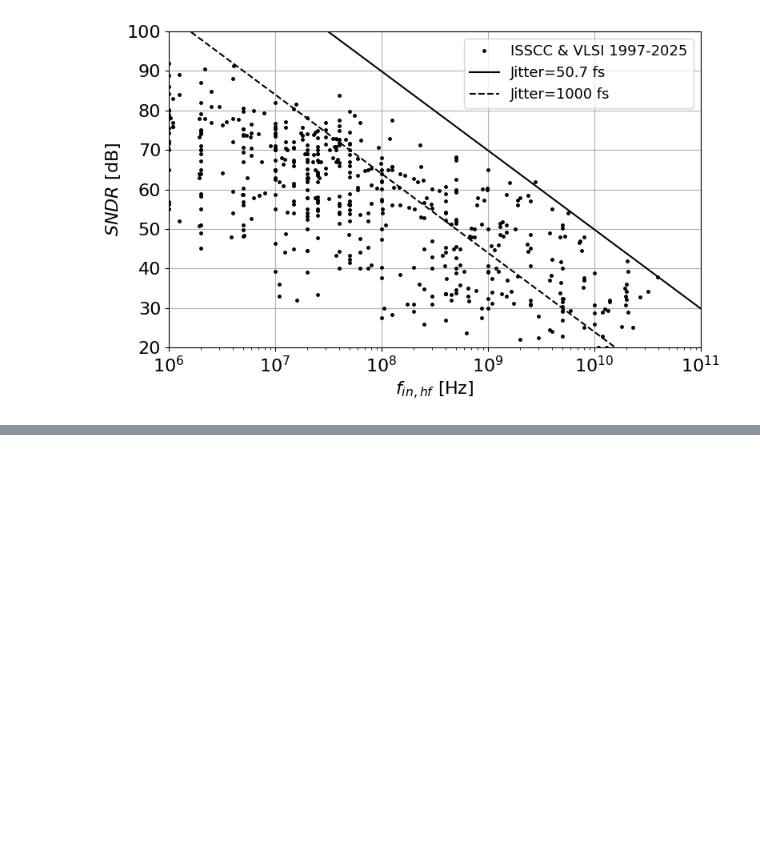
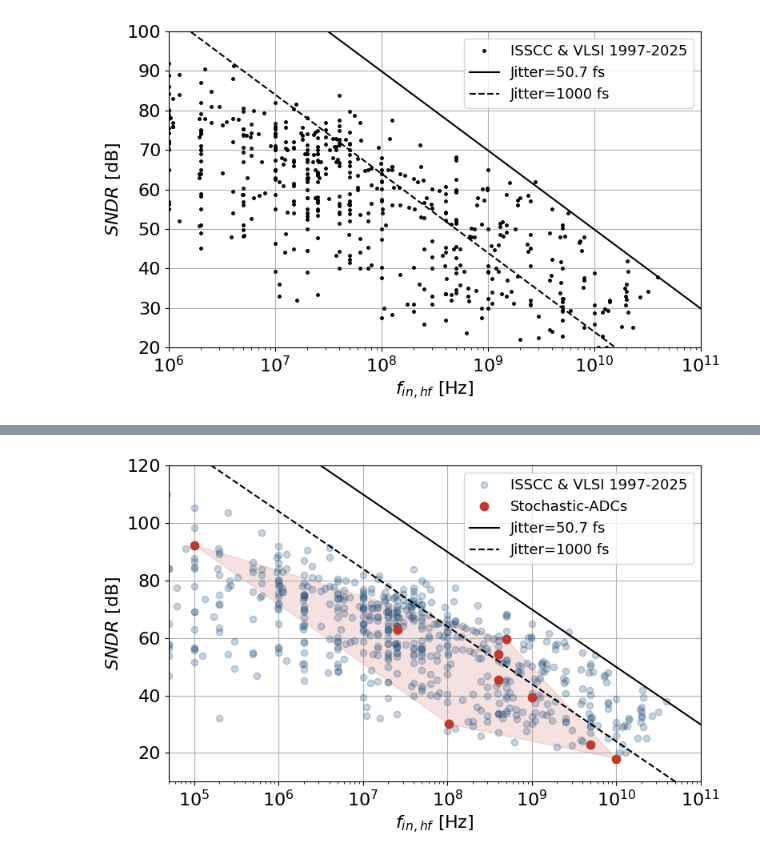
Before and after one commit to rodrigowue/VCOADC-survey, a Jupyter notebook: plots/aperture_plot.ipynb, the cells around one changed output, grey strips where cells are left out. Saved outputs shown, nothing was run; the diff lists cells and outputs as text; code cells hidden in the pictures; blank space fills up the shorter version.

```diff
--- a/plots/aperture_plot.ipynb
+++ b/plots/aperture_plot.ipynb
@@ -100,34 +100,58 @@ if download:
 # %%
 colors = {
     "NavyBlue":     "#1f4e79",  # Navy Blue
     "CrimsonRed":   "#c0392b",  # Crimson Red
     "MediumGreen":  "#27ae60",  # Medium Green
     "BurntOrange":  "#e67e22",  # Burnt Orange
     "SlateGray":    "#7f8c8d",  # Slate Gray
     "GoldYellow":   "#f1c40f",  # Gold Yellow
     "DeepPurple":   "#8e44ad",  # Deep Purple
     "PureBlack":    "#000000",  # Pure Black
 }
 fig, ax = plt.subplots(figsize=size)
 
-vco_df = df.query("TITLE.str.contains('Stochastic', case=False)")
+stochastic = df.query("TITLE.str.contains('stochastic', case=False)")
+
+
+# Transform x to log scale for proper convex hull computation
+points = np.column_stack([
+    np.log10(stochastic['fin_hf [Hz]'].values),  # log transform
+    stochastic['SNDR_hf [dB]'].values
+])
+
+# Compute convex hull
+hull = ConvexHull(points)
+
+# Order vertices and close polygon
+hull_vertices = np.append(hull.vertices, hull.vertices[0])
+
+# Transform back to original scale for plotting
+ax.fill(
+    10**points[hull_vertices, 0],   # inverse of log10
+    points[hull_vertices, 1],
+    color=colors["CrimsonRed"],
+    alpha=0.15
+)
 
 ax.plot(df['fin_hf [Hz]'], df['SNDR_hf [dB]'], '.',color=colors["NavyBlue"],alpha=0.25, ms=12, label='ISSCC & VLSI 1997-%d' %max(df['YEAR']))
-ax.plot(vco_df['fin_hf [Hz]'], vco_df['SNDR_hf [dB]'],'.',color=colors["CrimsonRed"], ms=15, label='Stochastic-ADCs')
+ax.plot(stochastic['fin_hf [Hz]'], stochastic['SNDR_hf [dB]'],'.',color=colors["CrimsonRed"], ms=15, label='Stochastic-ADCs')
+
 ax.plot(env_x, env_y1, 'k', label='Jitter=%.1f fs' %(jitter_min/1e-15))
 ax.plot(env_x, env_y2, 'k--', label='Jitter=%.0f fs' %(jitter_max/1e-15))
 ax.legend(frameon=1, fontsize=font-3)
 ax.set_xscale('log')
-ax.set_xlim((1e6, 1e11))
-ax.set_ylim((20, 100))
+ax.set_xlim((5e4, 1e11))
+ax.set_ylim((10, 120))
 plt.xticks(fontsize=font)
 plt.yticks(fontsize=font)
 plt.xlabel('$f_{in,hf}$ [Hz]', fontsize=font)
 plt.ylabel('$SNDR$ [dB]', fontsize=font)
 plt.grid(True)
 fig.tight_layout()
 plt.savefig("bmurmman_stochastic.pdf", format="pdf")
 plt.show()
+# %% [output]
+[figure, added]
 # %%
 df_nq = df.query("TYPE.str.contains('NQ', case=False)")
 fig, ax = plt.subplots(figsize=size)
```
Also changed, not shown: parts of 7 cells of this notebook.
